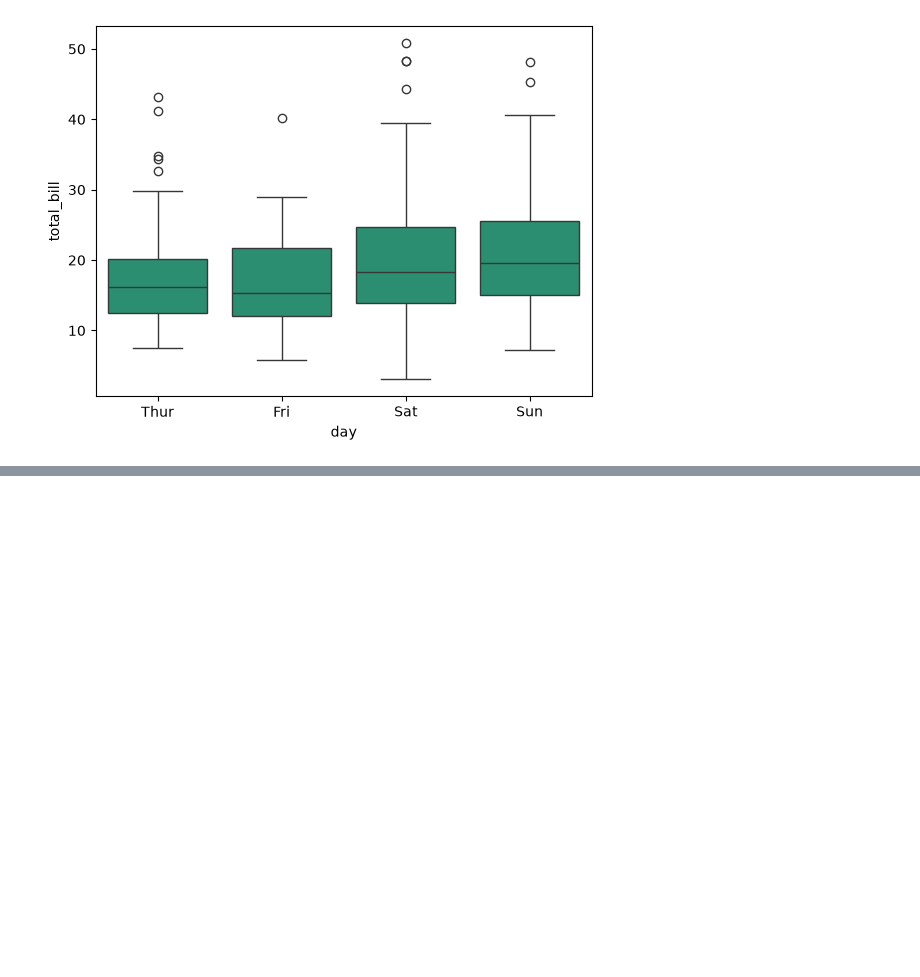
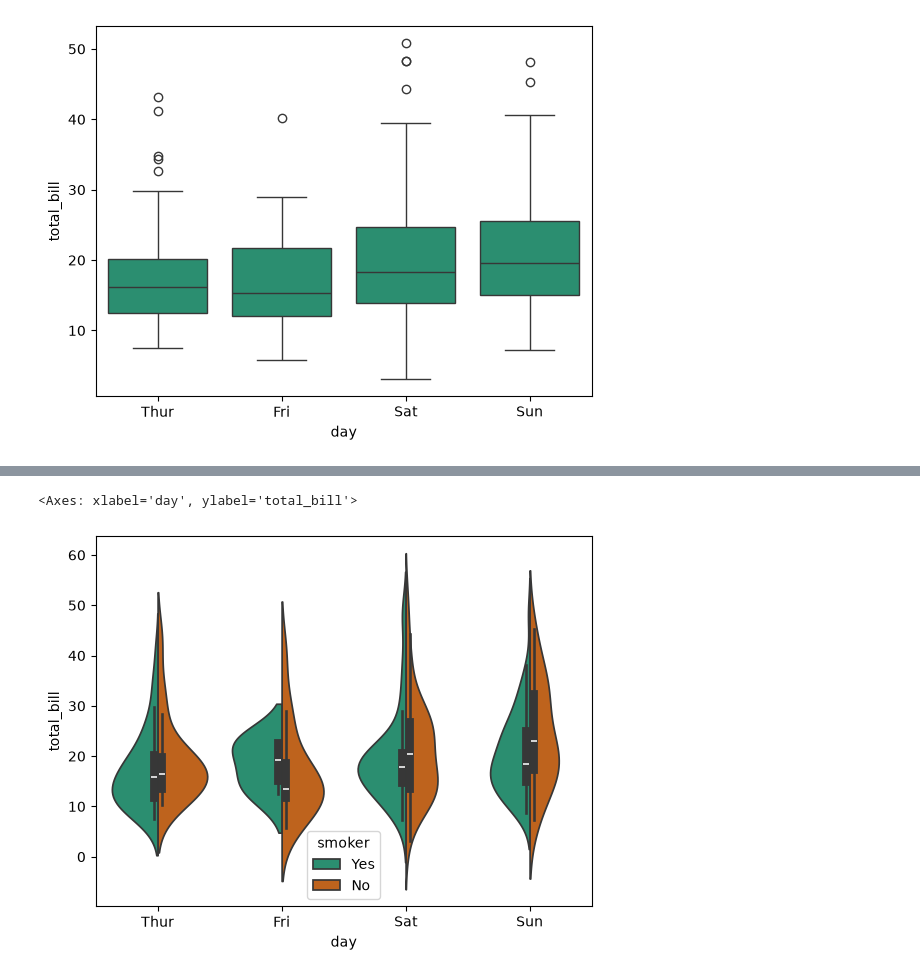
Before and after one commit to jihad-islam/Learning-ML, a Jupyter notebook: 5.Seaborn/1.plots_in_seaborn.ipynb, the cells around one changed output, grey strips where cells are left out. Cells and saved outputs as stored; diff of their text form; code cells hidden in the pictures; blank space fills up the shorter version.

```diff
--- a/5.Seaborn/1.intro.ipynb
+++ b/5.Seaborn/1.plots_in_seaborn.ipynb
@@ -790,0 +804,5 @@ sns.boxplot(data = data, x = 'day', y = 'total_bill')
+# %%
+sns.violinplot(data = data, x = 'day', y = 'total_bill', hue = 'smoker', split = True) # split = True dile dui ta category er data ekta violin e show korbe. but ei khetre dui ta category er data same size hote hobe. otherwise error dibe.
+# %% [output]
+<Axes: xlabel='day', ylabel='total_bill'>
+[figure, added]
```
Also changed, not shown: parts of 16 cells of this notebook, 1 other file.
